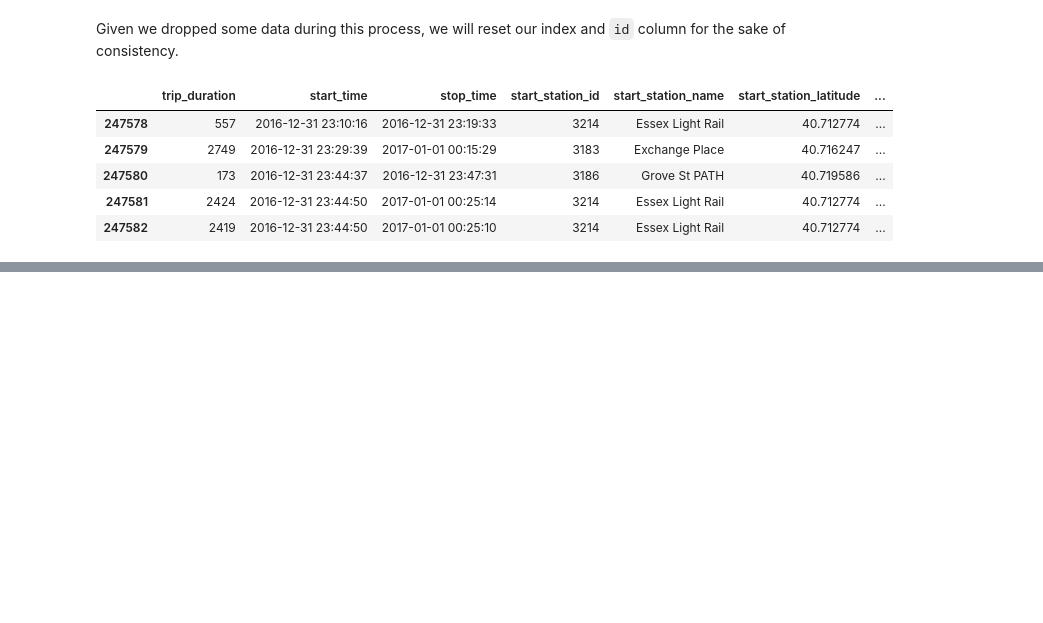
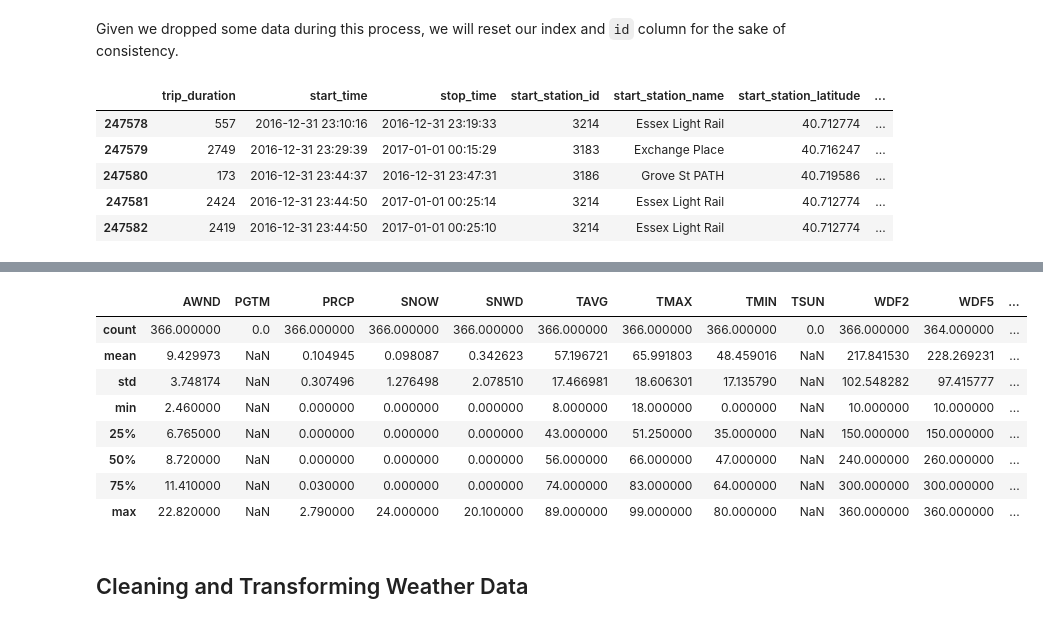
Before and after one commit to father-tom/Projects, a Jupyter notebook: Notebooks/CitiBike Rental Data Project.ipynb, the cells around one changed output, grey strips where cells are left out. Saved outputs shown, nothing was run; the diff lists cells and outputs as text; code cells hidden in the pictures; blank space fills up the shorter version.

Commit message:
finished cleaning and transforming weather data

```diff
--- a/Notebooks/CitiBike Rental Data Project.ipynb
+++ b/Notebooks/CitiBike Rental Data Project.ipynb
@@ -403,0 +408,3 @@ df_bike.tail()
+# %%
+df_weather = pd.read_csv('../datafiles/citibike_and_weather_data_2016/newark_airport_2016.csv')
+df_weather.head()
@@ -403,0 +418,14 @@ df_bike.tail()
+# %%
+df_weather.describe()
+# %% [output]
+|  | AWND | PGTM | PRCP | SNOW | SNWD | TAVG | TMAX | TMIN | TSUN | WDF2 | WDF5 | ... |
+| count | 366.000000 | 0.0 | 366.000000 | 366.000000 | 366.000000 | 366.000000 | 366.000000 | 366.000000 | 0.0 | 366.000000 | 364.000000 | ... |
+| mean | 9.429973 | NaN | 0.104945 | 0.098087 | 0.342623 | 57.196721 | 65.991803 | 48.459016 | NaN | 217.841530 | 228.269231 | ... |
+| std | 3.748174 | NaN | 0.307496 | 1.276498 | 2.078510 | 17.466981 | 18.606301 | 17.135790 | NaN | 102.548282 | 97.415777 | ... |
+| min | 2.460000 | NaN | 0.000000 | 0.000000 | 0.000000 | 8.000000 | 18.000000 | 0.000000 | NaN | 10.000000 | 10.000000 | ... |
+| 25% | 6.765000 | NaN | 0.000000 | 0.000000 | 0.000000 | 43.000000 | 51.250000 | 35.000000 | NaN | 150.000000 | 150.000000 | ... |
+| 50% | 8.720000 | NaN | 0.000000 | 0.000000 | 0.000000 | 56.000000 | 66.000000 | 47.000000 | NaN | 240.000000 | 260.000000 | ... |
+| 75% | 11.410000 | NaN | 0.030000 | 0.000000 | 0.000000 | 74.000000 | 83.000000 | 64.000000 | NaN | 300.000000 | 300.000000 | ... |
+| max | 22.820000 | NaN | 2.790000 | 24.000000 | 20.100000 | 89.000000 | 99.000000 | 80.000000 | NaN | 360.000000 | 360.000000 | ... |
+# %% [markdown]
+## Cleaning and Transforming Weather Data
```
Also changed, not shown: parts of 20 cells of this notebook.
